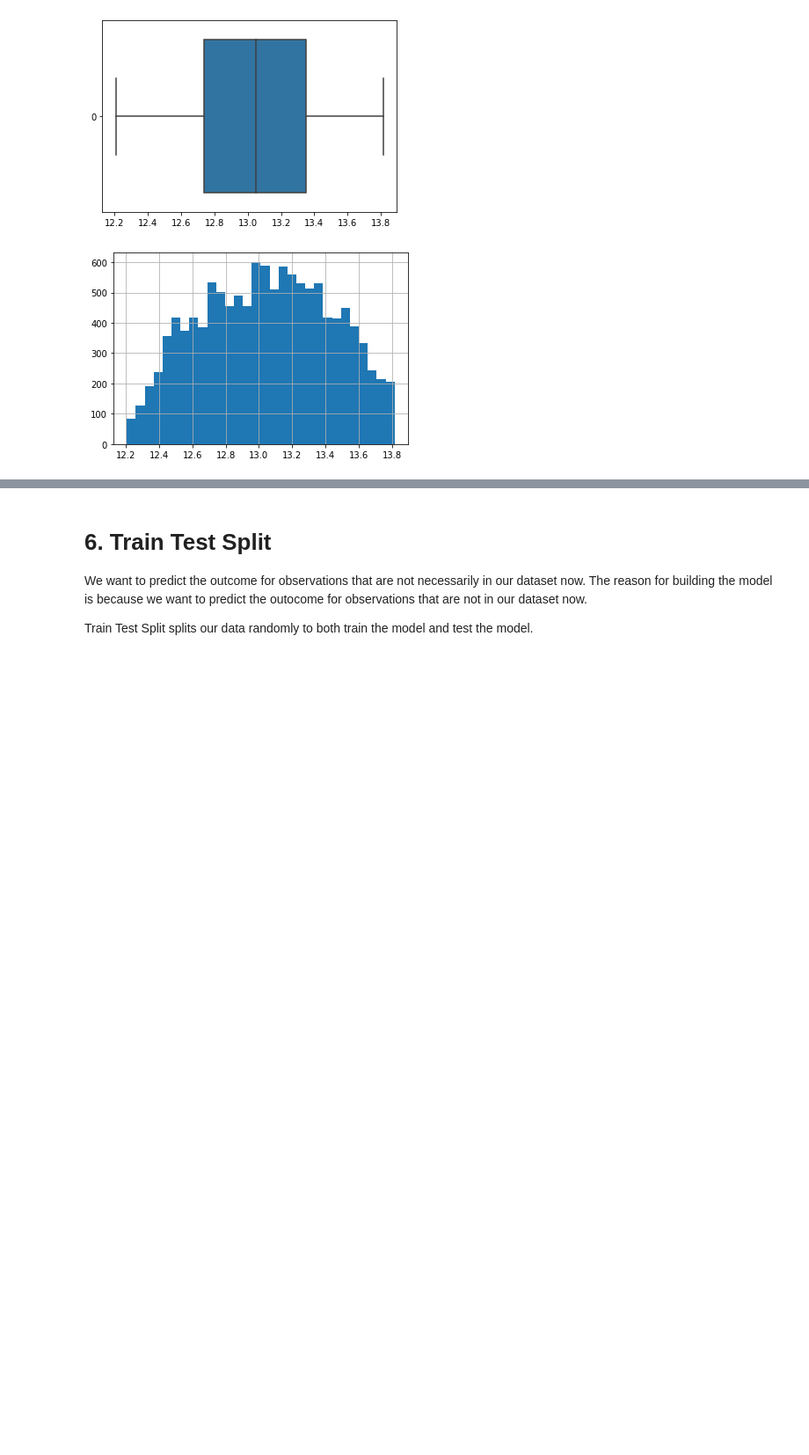
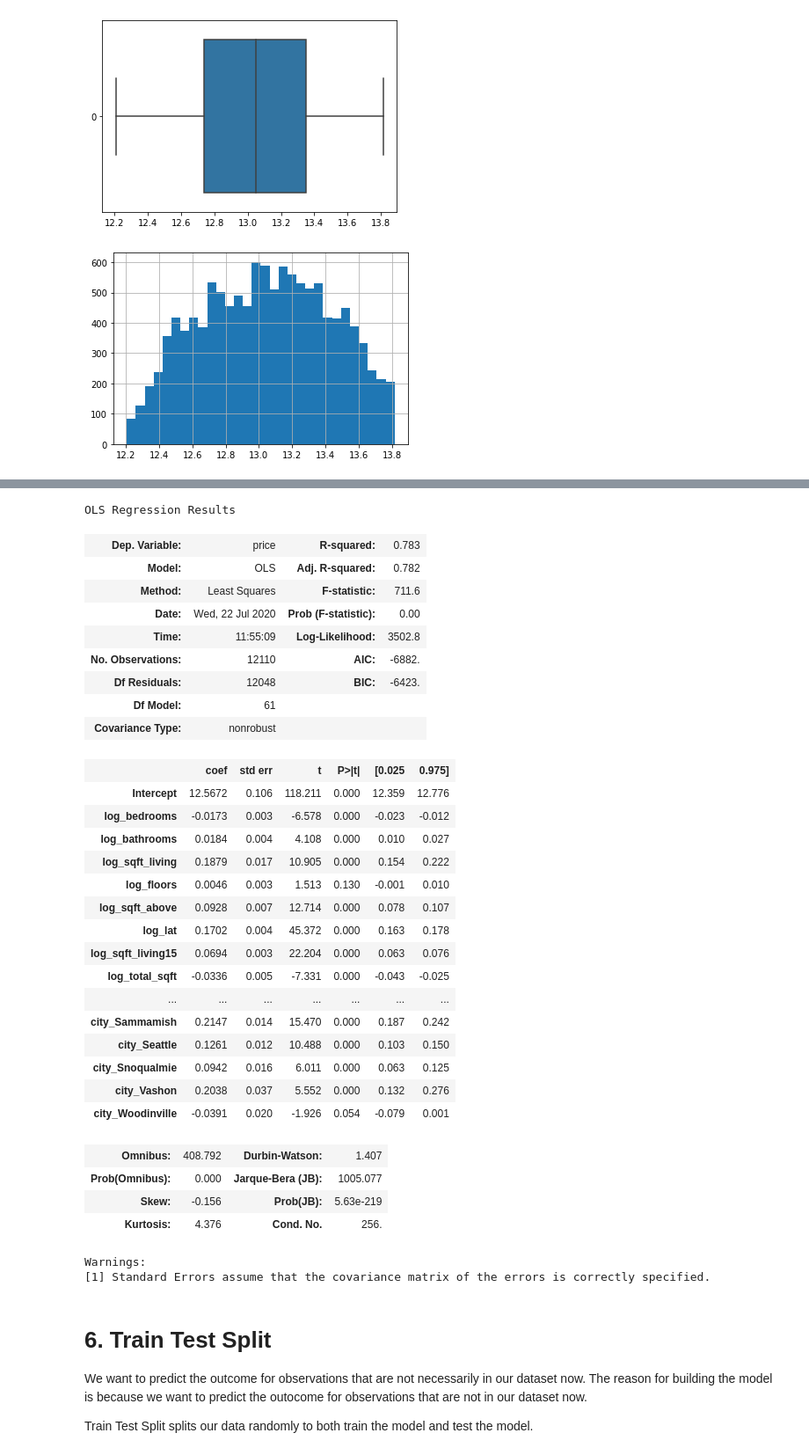
Before and after one commit to ttam37/dsc-mod-2-project-v2-1-onl01-dtsc-ft-052620, a Jupyter notebook: Final Model.ipynb, the cells around one changed output, grey strips where cells are left out. Shown at 88% size. Saved outputs shown, nothing was run; the diff lists cells and outputs as text; code cells hidden in the pictures; blank space fills up the shorter version.

```diff
--- a/Final Model.ipynb
+++ b/Final Model.ipynb
@@ -49,8 +40,8 @@ continuous = ['sqft_living','sqft_lot','sqft_above','lat','long','sqft_living15'
              'total_sqft','total_sqft_inside','age_when_sold']
 discrete = ['bedrooms','bathroom','floors']
 # %%
-pd.set_option('display.max_columns', 100)
-final_data.head()
+# pd.set_option('display.max_columns', 100)
+# final_data.head()
 # %% [output]
 |  | price | bedrooms | bathrooms | sqft_living | sqft_lot | floors | sqft_above | lat | long | ... |
 | 0 | 538000.00000 | 3 | 2.25000 | 2570 | 7242 | 2.00000 | 2170 | 47.72100 | -122.31900 | ... |
@@ -247,6 +238,6 @@ orig_tot = len(model_1_data)
 model_1_data = model_1_data[(model_1_data['price'] < 1000000) & (model_1_data['price'] > 200000)]
 print('Percent removed:', (orig_tot - len(model_1_data))/orig_tot)
 # Applying a log transformation
-model_1_data['price'] = model_1_data['price'].map(np.log)
-# train_data, test_data = train_test_split(model_1_data)
+model_1_data['log_price'] = model_1_data['price'].map(np.log)
+model_1_data.drop(['price'],axis=1)
 # %% [output]
@@ -265,3 +314,43 @@ model_1_data['price'].hist(bins=30);
+# %%
+# testing regression model with current train data
+pred_sum = '+'.join(x_cols)
+formula = outcome + '~' + pred_sum
+
+model_1_results = ols(formula=formula, data=model_1_data).fit()
+model_1_results.summary()
+# %% [output]
+OLS Regression Results
+| Dep. Variable: | price | R-squared: | 0.783 |
+| Model: | OLS | Adj. R-squared: | 0.782 |
+| Method: | Least Squares | F-statistic: | 711.6 |
+| Date: | Wed, 22 Jul 2020 | Prob (F-statistic): | 0.00 |
+| Time: | 11:55:09 | Log-Likelihood: | 3502.8 |
+| No. Observations: | 12110 | AIC: | -6882. |
+| Df Residuals: | 12048 | BIC: | -6423. |
+| Df Model: | 61 |  |  |
+| Covariance Type: | nonrobust |  |  |
+|  | coef | std err | t | P>|t| | [0.025 | 0.975] |
+| Intercept | 12.5672 | 0.106 | 118.211 | 0.000 | 12.359 | 12.776 |
+| log_bedrooms | -0.0173 | 0.003 | -6.578 | 0.000 | -0.023 | -0.012 |
+| log_bathrooms | 0.0184 | 0.004 | 4.108 | 0.000 | 0.010 | 0.027 |
+| log_sqft_living | 0.1879 | 0.017 | 10.905 | 0.000 | 0.154 | 0.222 |
+| log_floors | 0.0046 | 0.003 | 1.513 | 0.130 | -0.001 | 0.010 |
+| log_sqft_above | 0.0928 | 0.007 | 12.714 | 0.000 | 0.078 | 0.107 |
+| log_lat | 0.1702 | 0.004 | 45.372 | 0.000 | 0.163 | 0.178 |
+| log_sqft_living15 | 0.0694 | 0.003 | 22.204 | 0.000 | 0.063 | 0.076 |
+| log_total_sqft | -0.0336 | 0.005 | -7.331 | 0.000 | -0.043 | -0.025 |
+| ... | ... | ... | ... | ... | ... | ... |
+| city_Sammamish | 0.2147 | 0.014 | 15.470 | 0.000 | 0.187 | 0.242 |
+| city_Seattle | 0.1261 | 0.012 | 10.488 | 0.000 | 0.103 | 0.150 |
+| city_Snoqualmie | 0.0942 | 0.016 | 6.011 | 0.000 | 0.063 | 0.125 |
+| city_Vashon | 0.2038 | 0.037 | 5.552 | 0.000 | 0.132 | 0.276 |
+| city_Woodinville | -0.0391 | 0.020 | -1.926 | 0.054 | -0.079 | 0.001 |
+| Omnibus: | 408.792 | Durbin-Watson: | 1.407 |
+| Prob(Omnibus): | 0.000 | Jarque-Bera (JB): | 1005.077 |
+| Skew: | -0.156 | Prob(JB): | 5.63e-219 |
+| Kurtosis: | 4.376 | Cond. No. | 256. |
+Warnings:
+[1] Standard Errors assume that the covariance matrix of the errors is correctly specified.
 # %% [markdown]
 # 6. Train Test Split
 
```
Also changed, not shown: parts of 26 cells of this notebook, 3 other files.
